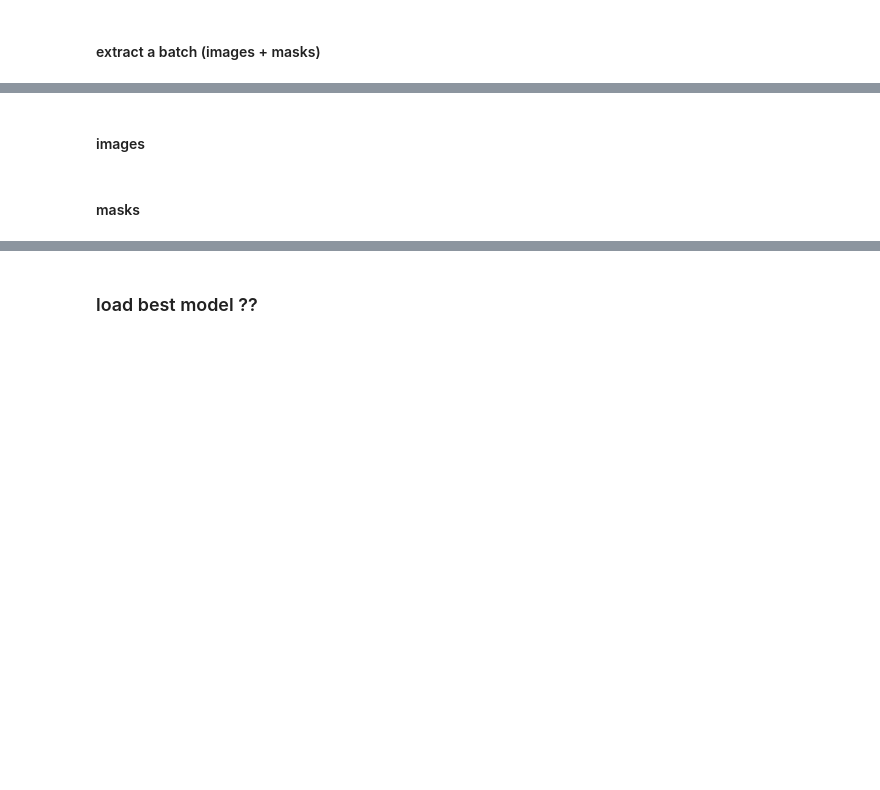
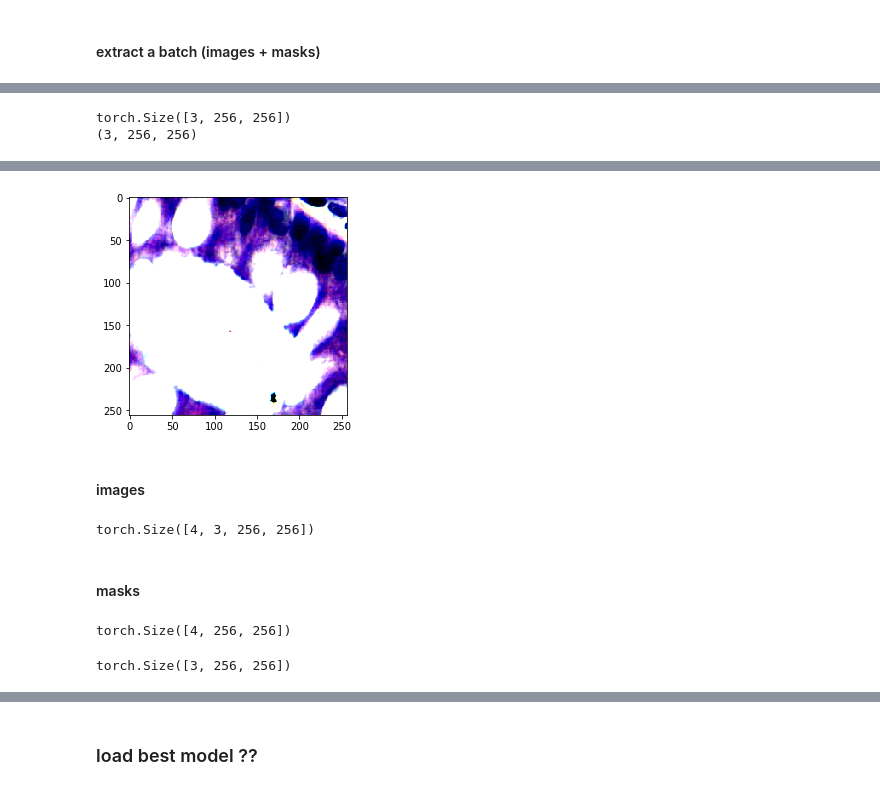
Before and after one commit to Sven-Wa/transfer-learning-for-segmentation-of-intestinal-glands, a Jupyter notebook: apply_model_from_diva.ipynb, the cells around one changed output, grey strips where cells are left out. Cells and saved outputs as stored; diff of their text form; code cells hidden in the pictures; blank space fills up the shorter version.

```diff
--- a/apply_model_from_diva.ipynb
+++ b/apply_model_from_diva.ipynb
@@ -155,7 +126,7 @@ min: 0
 from template.runner.semantic_segmentation.setup import set_up_dataloaders
 
 train_loader, val_loader, test_loader  = set_up_dataloaders(model_expected_input_size = (254,254),
-                                                           dataset_folder = "/home/sven/Desktop/data/new_data/DeepDIVA_folder_structure",
+                                                           dataset_folder = "/home/sven/Desktop/data/new_data/new_images",
                                                            batch_size = 4,
                                                            workers = 1,
                                                            disable_dataset_integrity=False,
@@ -163,5 +134,5 @@ train_loader, val_loader, test_loader  = set_up_dataloaders(model_expected_input
                                                            inmem=False,
                                                            runner_class = "semantic_segmentation",
                                                            imgs_in_memory = 5,
-                                                           crop_size = 10,
+                                                           crop_size = 256,
                                                            crops_per_image = 10)
@@ -177,0 +161,16 @@ KeyError: 'Traceback (most recent call last):\n  File "/home/sven/anaconda3/envs
+# %%
+#if it is not possible to extract the images from the batch, you may have to delet the csv file.
+# it will autmatically create a new csv file.
+import matplotlib.pyplot as plt
+import numpy as np
+%matplotlib inline
+batch = next(iter(train_loader))
+
+print(np.shape(batch[0][0]))
+img = np.array(batch[0][0])
+print(np.shape(img))
+plt.imshow(np.transpose(batch[0][0], (1,2,0)))
+plt.show()
+# %% [output]
+torch.Size([3, 256, 256])
+(3, 256, 256)
@@ -178,11 +178,18 @@ KeyError: 'Traceback (most recent call last):\n  File "/home/sven/anaconda3/envs
+[figure, added]
 # %% [markdown]
 ####  images
 # %%
 batch[0].shape
+# %% [output]
+torch.Size([4, 3, 256, 256])
 # %% [markdown]
 #### masks
 # %%
 batch[1].shape
+# %% [output]
+torch.Size([4, 256, 256])
 # %%
 np.shape(batch[0][0])
+# %% [output]
+torch.Size([3, 256, 256])
 # %%
```
Also changed, not shown: parts of 14 cells of this notebook.
